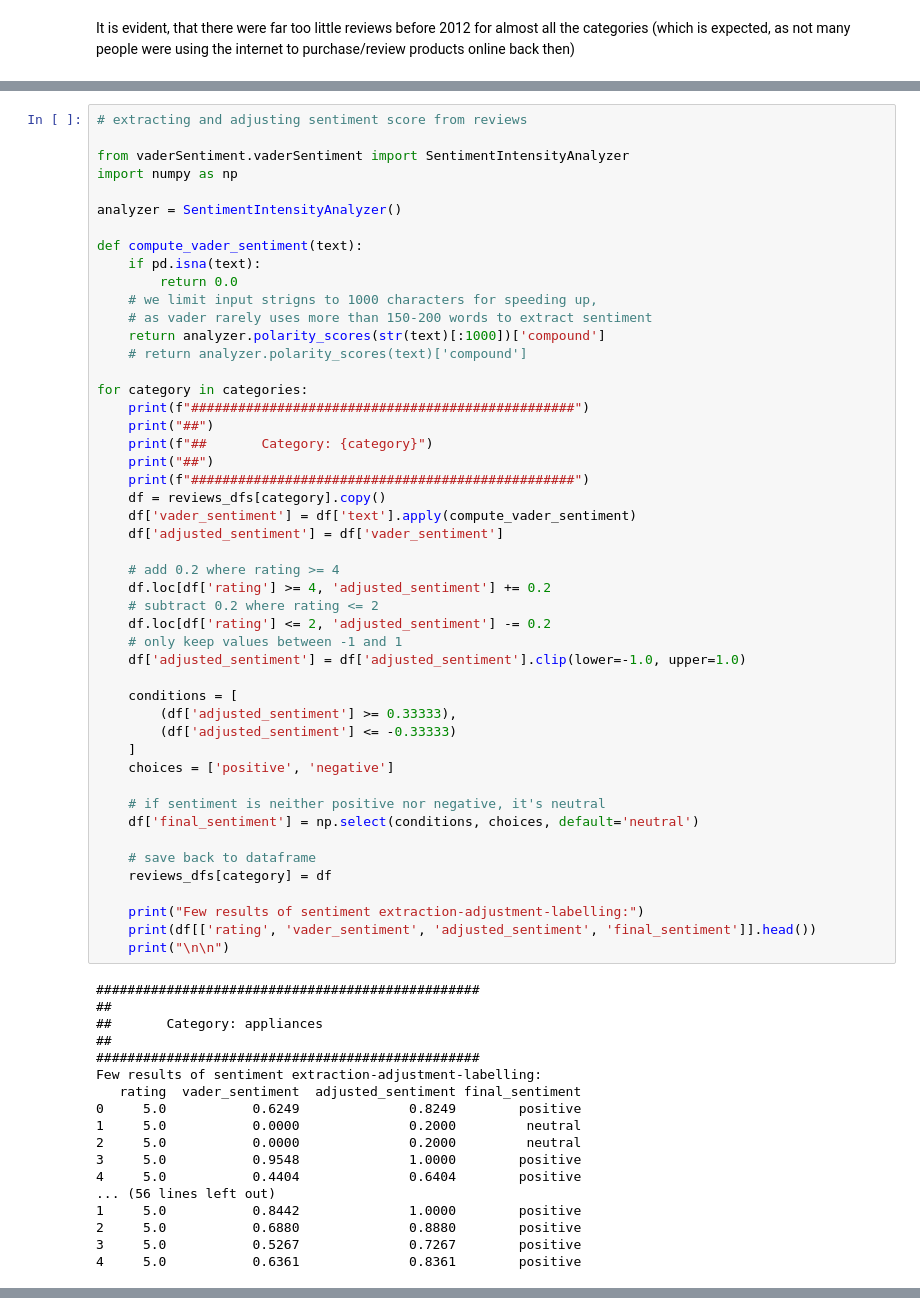
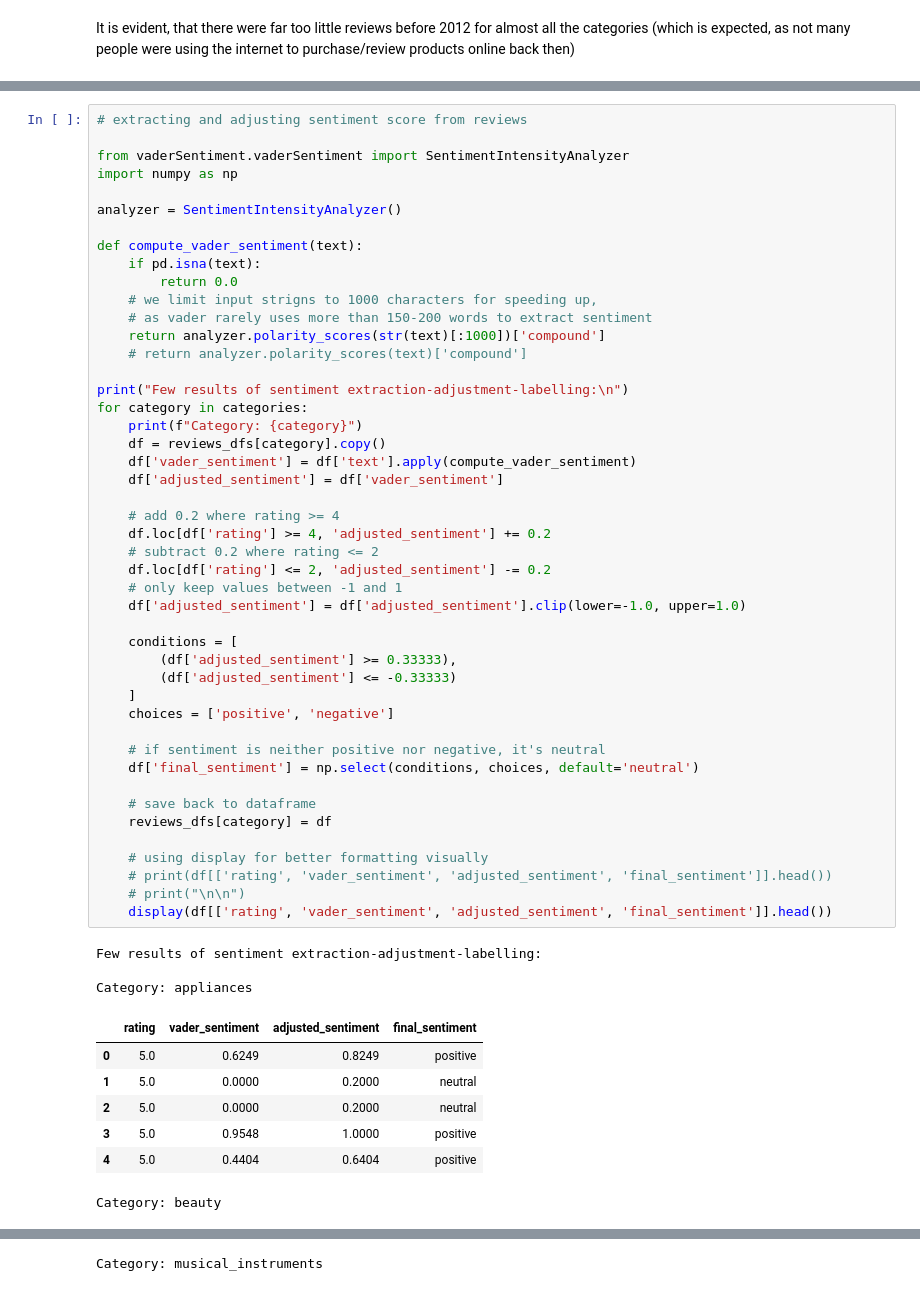
Before and after one commit to Fanisbar/Mining_Amazon, a Jupyter notebook: part1.ipynb, the cells around one changed output, grey strips where cells are left out. Cells and saved outputs as stored; diff of their text form.

```diff
--- a/part1.ipynb
+++ b/part1.ipynb
@@ -682,54 +692,45 @@ def compute_vader_sentiment(text):
     # as vader rarely uses more than 150-200 words to extract sentiment
     return analyzer.polarity_scores(str(text)[:1000])['compound']
     # return analyzer.polarity_scores(text)['compound']
 
+print("Few results of sentiment extraction-adjustment-labelling:\n")
 for category in categories:
-    print(f"#################################################")
-    print("##")
-    print(f"##       Category: {category}")
-    print("##")
-    print(f"#################################################")
+    print(f"Category: {category}")
     df = reviews_dfs[category].copy()
     df['vader_sentiment'] = df['text'].apply(compute_vader_sentiment)
     df['adjusted_sentiment'] = df['vader_sentiment']
 
     # add 0.2 where rating >= 4
     df.loc[df['rating'] >= 4, 'adjusted_sentiment'] += 0.2
     # subtract 0.2 where rating <= 2
     df.loc[df['rating'] <= 2, 'adjusted_sentiment'] -= 0.2
     # only keep values between -1 and 1
     df['adjusted_sentiment'] = df['adjusted_sentiment'].clip(lower=-1.0, upper=1.0)
 
     conditions = [
         (df['adjusted_sentiment'] >= 0.33333),
         (df['adjusted_sentiment'] <= -0.33333)
     ]
     choices = ['positive', 'negative']
 
     # if sentiment is neither positive nor negative, it's neutral
     df['final_sentiment'] = np.select(conditions, choices, default='neutral')
 
     # save back to dataframe
     reviews_dfs[category] = df
 
-    print("Few results of sentiment extraction-adjustment-labelling:")
-    print(df[['rating', 'vader_sentiment', 'adjusted_sentiment', 'final_sentiment']].head())
-    print("\n\n")
+    # using display for better formatting visually
+    # print(df[['rating', 'vader_sentiment', 'adjusted_sentiment', 'final_sentiment']].head())
+    # print("\n\n")
+    display(df[['rating', 'vader_sentiment', 'adjusted_sentiment', 'final_sentiment']].head())
 # %% [output]
-#################################################
-##
-##       Category: appliances
-##
-#################################################
 Few results of sentiment extraction-adjustment-labelling:
-   rating  vader_sentiment  adjusted_sentiment final_sentiment
-0     5.0           0.6249              0.8249        positive
-1     5.0           0.0000              0.2000         neutral
-2     5.0           0.0000              0.2000         neutral
-3     5.0           0.9548              1.0000        positive
-4     5.0           0.4404              0.6404        positive
-... (56 lines left out)
-1     5.0           0.8442              1.0000        positive
-2     5.0           0.6880              0.8880        positive
-3     5.0           0.5267              0.7267        positive
-4     5.0           0.6361              0.8361        positive
+
+Category: appliances
+|  | rating | vader_sentiment | adjusted_sentiment | final_sentiment |
+| 0 | 5.0 | 0.6249 | 0.8249 | positive |
+| 1 | 5.0 | 0.0000 | 0.2000 | neutral |
+| 2 | 5.0 | 0.0000 | 0.2000 | neutral |
+| 3 | 5.0 | 0.9548 | 1.0000 | positive |
+| 4 | 5.0 | 0.4404 | 0.6404 | positive |
+Category: beauty
@@ -735,0 +743 @@ Few results of sentiment extraction-adjustment-labelling:
+Category: musical_instruments
```
Also changed, not shown: parts of 14 cells of this notebook, 1 other file.
